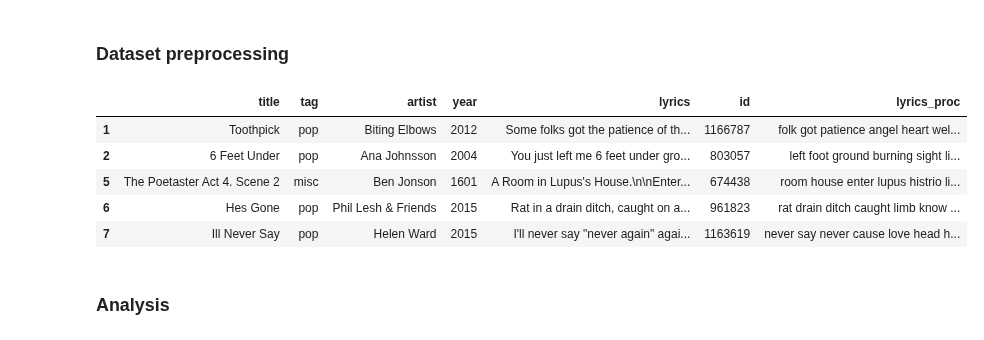
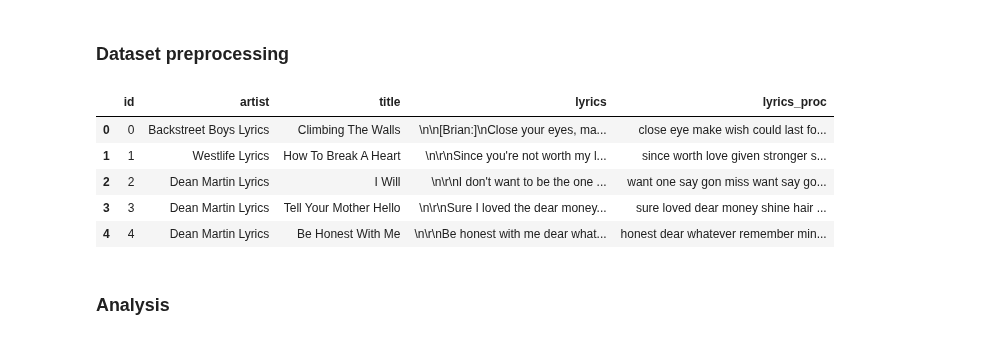
Before and after one commit to Alessandrus00/Lyrics-based-song-recommender, a Jupyter notebook: dataset_processing.ipynb, the cells around one changed output. Saved outputs shown, nothing was run; the diff lists cells and outputs as text; code cells hidden in the pictures.

```diff
--- a/dataset_processing.ipynb
+++ b/dataset_processing.ipynb
@@ -9,5 +10,7 @@ import plotly.express as px
 # %%
-df = pd.read_csv("./data/song_lyrics_sampled.csv")
+df = pd.read_csv("./data/lyrics.csv")
+df = df.rename(columns={df.columns[0]: 'id'})
+df = df.rename(columns={df.columns[3]: 'title'})
 print('Data rows number: ', len(df))
 df.head()
 # %% [output]
@@ -21,12 +24,10 @@ Data rows number:  5000
 # %% [markdown]
 ### Drop useless columns and keep only english songs
 # %%
-# consider only english songs
-df = df[df.language == 'en']
 # drop rows containing NaN values
 df = df.dropna()
 # drop useless columns
-df = df.drop(['language_cld3', 'language_ft','language','features','views'], axis=1)
+df = df.drop(['link'], axis=1)
 print('Data rows number: ', len(df))
 df.head()
 # %% [output]
@@ -62,37 +63,38 @@ def preprocess_text(text):
     # remove punctuation
     text = re.sub(r'[,\.!?]', '', text)
     #removing text in square braquet
     text = re.sub(r'\[.*?\]', ' ', text)
     #removing numbers
     text = re.sub(r'\w*\d\w*',' ', text)
     #removing bracket
     text = re.sub(r'[()]', ' ', text)
     #removing underscore at the beginning or at the end of the word
     text = re.sub(r'^_|_$', '', text)
     #removing multiple spaces (merge > 2 spaces in one space)
     text = re.sub(r' {2,}', ' ', text)
     # convert all words in lower case
     text = text.lower()
     # tokenize
     tokens = word_tokenize(text)
     # remove stop words
     filtered_tokens = [word for word in tokens if word not in stop_words]
     # lemmatize
     lemmatizer = WordNetLemmatizer()
     lemmatized_tokens = [lemmatizer.lemmatize(word) for word in filtered_tokens]
     #remove tokens with lenght < 3
     final_tokens = [token for token in lemmatized_tokens if len(token) > 2]
 
     return ' '.join(final_tokens)
 
 cleaned_text = df["lyrics"].apply(preprocess_text)
 df["lyrics_proc"] = cleaned_text
+df = df.dropna()
 df.head()
 # %% [output]
-|  | title | tag | artist | year | lyrics | id | lyrics_proc |
-| 1 | Toothpick | pop | Biting Elbows | 2012 | Some folks got the patience of th... | 1166787 | folk got patience angel heart wel... |
-| 2 | 6 Feet Under | pop | Ana Johnsson | 2004 | You just left me 6 feet under gro... | 803057 | left foot ground burning sight li... |
-| 5 | The Poetaster Act 4. Scene 2 | misc | Ben Jonson | 1601 | A Room in Lupus's House.\n\nEnter... | 674438 | room house enter lupus histrio li... |
-| 6 | Hes Gone | pop | Phil Lesh & Friends | 2015 | Rat in a drain ditch, caught on a... | 961823 | rat drain ditch caught limb know ... |
-| 7 | Ill Never Say | pop | Helen Ward | 2015 | I'll never say "never again" agai... | 1163619 | never say never cause love head h... |
+|  | id | artist | title | lyrics | lyrics_proc |
+| 0 | 0 | Backstreet Boys Lyrics | Climbing The Walls | \n\n[Brian:]\nClose your eyes, ma... | close eye make wish could last fo... |
+| 1 | 1 | Westlife Lyrics | How To Break A Heart | \n\r\nSince you're not worth my l... | since worth love given stronger s... |
+| 2 | 2 | Dean Martin Lyrics | I Will | \n\r\nI don't want to be the one ... | want one say gon miss want say go... |
+| 3 | 3 | Dean Martin Lyrics | Tell Your Mother Hello | \n\r\nSure I loved the dear money... | sure loved dear money shine hair ... |
+| 4 | 4 | Dean Martin Lyrics | Be Honest With Me | \n\r\nBe honest with me dear what... | honest dear whatever remember min... |
 # %%
```
Also changed, not shown: parts of 13 cells of this notebook, 45 other files.
